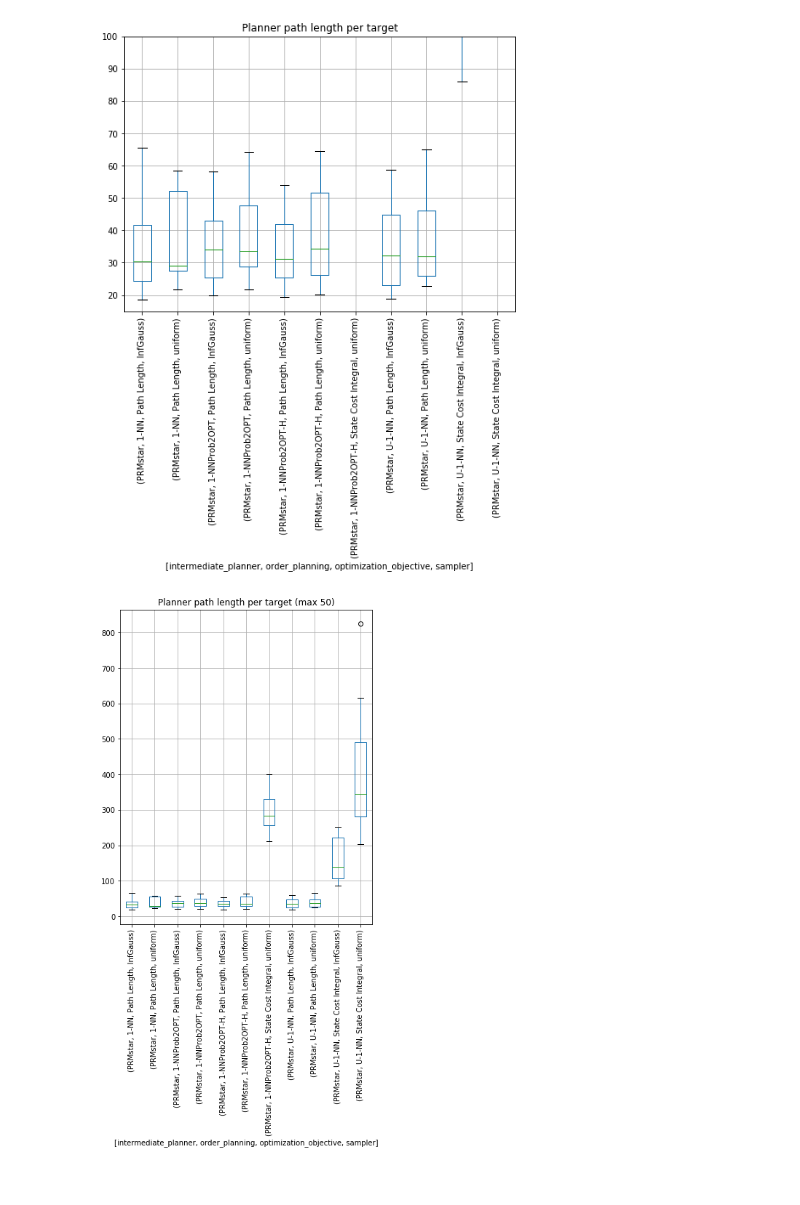
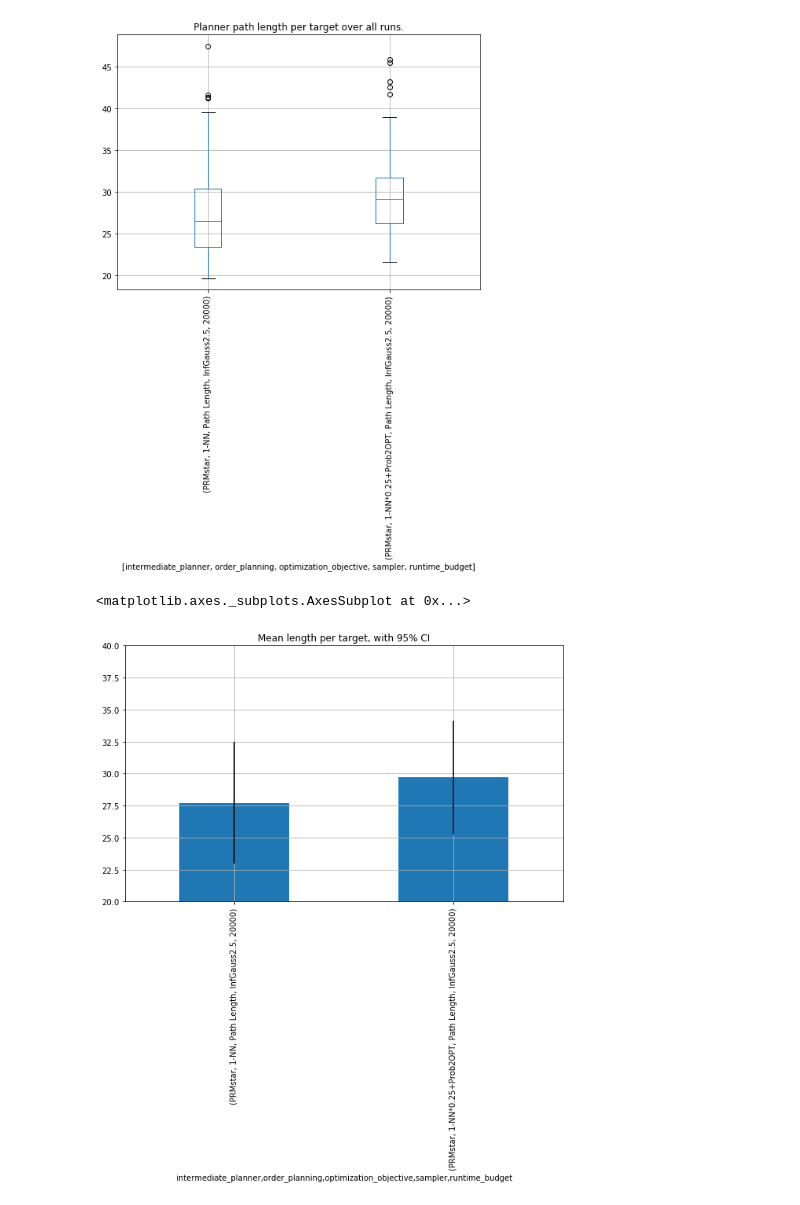
Before and after one commit to werner291/Multigoal-Orchard-Drone-Planning-Library, a Jupyter notebook: analysis/Performance Analysis.ipynb, the cells around one changed output. Saved outputs shown, nothing was run; the diff lists cells and outputs as text; code cells hidden in the pictures.

```diff
--- a/analysis/Performance Analysis.ipynb
+++ b/analysis/Performance Analysis.ipynb
@@ -5,7 +5,7 @@ import itertools
 import pandas as pd
 import numpy as np
 # %%
-with open('results_test.json') as f:
+with open('results.json') as f:
     data = json.load(f)
 
 data_list = []
@@ -20,5 +20,5 @@ for run_idx, run in enumerate(data):
 
 data_df = pd.DataFrame(data_list).sort_values('run_idx')
 data_df['mean_per_target_path_length'] = data_df.total_path_length / data_df.apples
-data_df = data_df.set_index(['run_idx','intermediate_planner','order_planning', 'optimization_objective','sampler'])
-experiment_variables = ['intermediate_planner','order_planning', 'optimization_objective','sampler']
+data_df = data_df.set_index(['run_idx','intermediate_planner','order_planning', 'optimization_objective','sampler','runtime_budget'])
+experiment_variables = ['intermediate_planner','order_planning', 'optimization_objective','sampler','runtime_budget']
@@ -42,26 +25,36 @@ data_df
 # %%
 (data_df.total_path_length / data_df.targets_visited)\
     .to_frame()\
     .boxplot(by=experiment_variables, rot=90, figsize=(8,6))
 
-plt.ylim(15,100)
-plt.title('Planner path length per target')
+# plt.ylim(15,90)
+plt.title('Planner path length per target over all runs.')
 plt.suptitle('')
 plt.savefig('path_length_per_target.png')
 plt.show()
 # %% [output]
-[figure, old version]
+[figure, new version]
 # %%
-dlow = data_df[data_df.apples <= 50]
+stats = (data_df.total_path_length / data_df.targets_visited)\
+    .groupby(experiment_variables)\
+    .agg(['mean','std','count'])
 
-(dlow.total_path_length / dlow.targets_visited)\
-    .to_frame()\
-    .boxplot(by=experiment_variables, rot=90, figsize=(6,8))
+stats['err'] = 1.96 * stats['std'] / np.sqrt(stats['std'])
 
-# plt.ylim(0,30)
-plt.title('Planner path length per target (max 50)')
-plt.suptitle('')
-plt.savefig('path_length_per_target.png')
-plt.show()
+stats['mean'].plot(kind='bar',
+                   yerr=stats['err'],
+                   grid=True,
+                   ylim=(20,40),
+                   title='Mean length per target, with 95% CI',
+                   figsize=(10,6))
+
+#     .boxplot(by=experiment_variables, rot=90, figsize=(8,6))
+
+# plt.ylim(15,50)
+# plt.title('Planner path length per target')
+# plt.suptitle('')
+# plt.savefig('path_length_per_target.png')
+# plt.show()
 # %% [output]
+<matplotlib.axes._subplots.AxesSubplot at 0x...>
-[figure, old version]
+[figure, new version]
```
Also changed, not shown: parts of 9 cells of this notebook, 15 other files.
